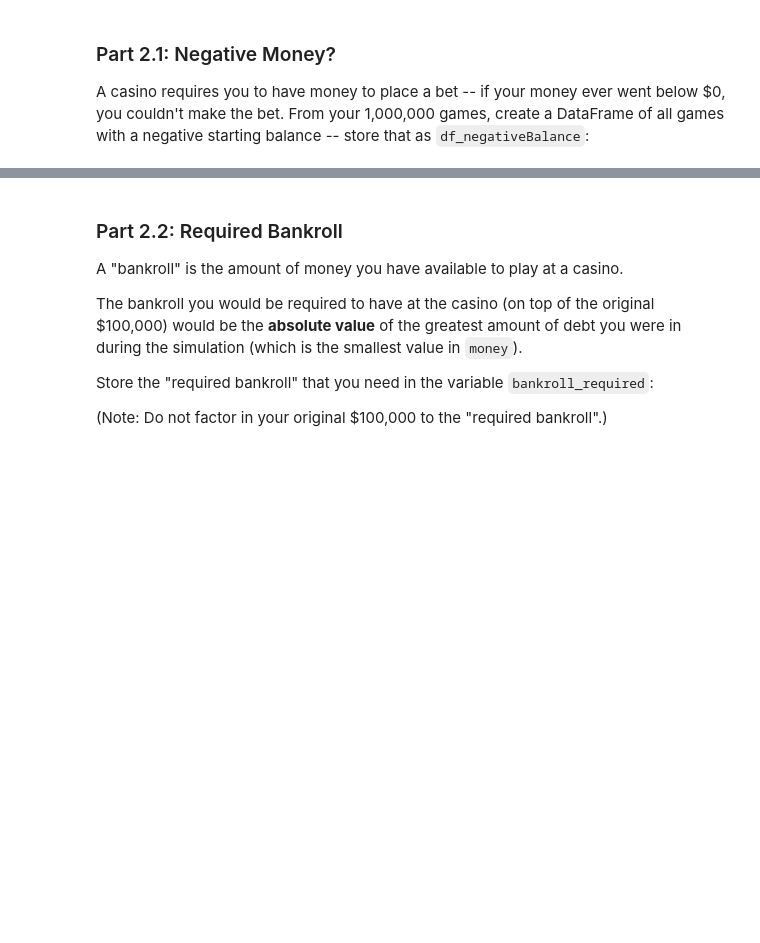
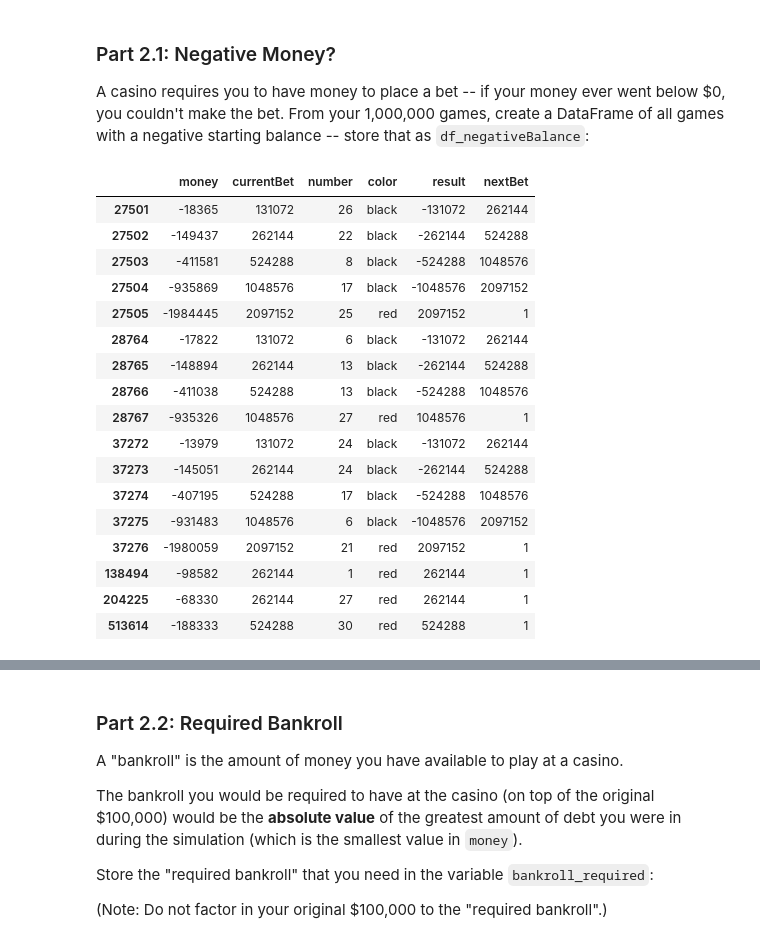
Before and after one commit to dbsebastian/micro_pr1, a Jupyter notebook: microproject-06-infinite-money-in-roulette-martingale/microproject-06-infinite-money-in-roulette-martingale.ipynb, the cells around one changed output, grey strips where cells are left out. Saved outputs shown, nothing was run; the diff lists cells and outputs as text; code cells hidden in the pictures; blank space fills up the shorter version.

```diff
--- a/microproject-06-infinite-money-in-roulette-martingale/microproject-06-infinite-money-in-roulette-martingale.ipynb
+++ b/microproject-06-infinite-money-in-roulette-martingale/microproject-06-infinite-money-in-roulette-martingale.ipynb
@@ -224,5 +469,26 @@ plt.legend()
 ### Part 2.1: Negative Money?
 
 A casino requires you to have money to place a bet -- if your money ever went below $0, you couldn't make the bet.  From your 1,000,000 games, create a DataFrame of all games with a negative starting balance -- store that as `df_negativeBalance`:
+# %%
+df[df["money"] <0]
+# %% [output]
+|  | money | currentBet | number | color | result | nextBet |
+| 27501 | -18365 | 131072 | 26 | black | -131072 | 262144 |
+| 27502 | -149437 | 262144 | 22 | black | -262144 | 524288 |
+| 27503 | -411581 | 524288 | 8 | black | -524288 | 1048576 |
+| 27504 | -935869 | 1048576 | 17 | black | -1048576 | 2097152 |
+| 27505 | -1984445 | 2097152 | 25 | red | 2097152 | 1 |
+| 28764 | -17822 | 131072 | 6 | black | -131072 | 262144 |
+| 28765 | -148894 | 262144 | 13 | black | -262144 | 524288 |
+| 28766 | -411038 | 524288 | 13 | black | -524288 | 1048576 |
+| 28767 | -935326 | 1048576 | 27 | red | 1048576 | 1 |
+| 37272 | -13979 | 131072 | 24 | black | -131072 | 262144 |
+| 37273 | -145051 | 262144 | 24 | black | -262144 | 524288 |
+| 37274 | -407195 | 524288 | 17 | black | -524288 | 1048576 |
+| 37275 | -931483 | 1048576 | 6 | black | -1048576 | 2097152 |
+| 37276 | -1980059 | 2097152 | 21 | red | 2097152 | 1 |
+| 138494 | -98582 | 262144 | 1 | red | 262144 | 1 |
+| 204225 | -68330 | 262144 | 27 | red | 262144 | 1 |
+| 513614 | -188333 | 524288 | 30 | red | 524288 | 1 |
 # %%
 # Find all rows with a negative starting balance:
```
Also changed, not shown: parts of 39 cells of this notebook.
